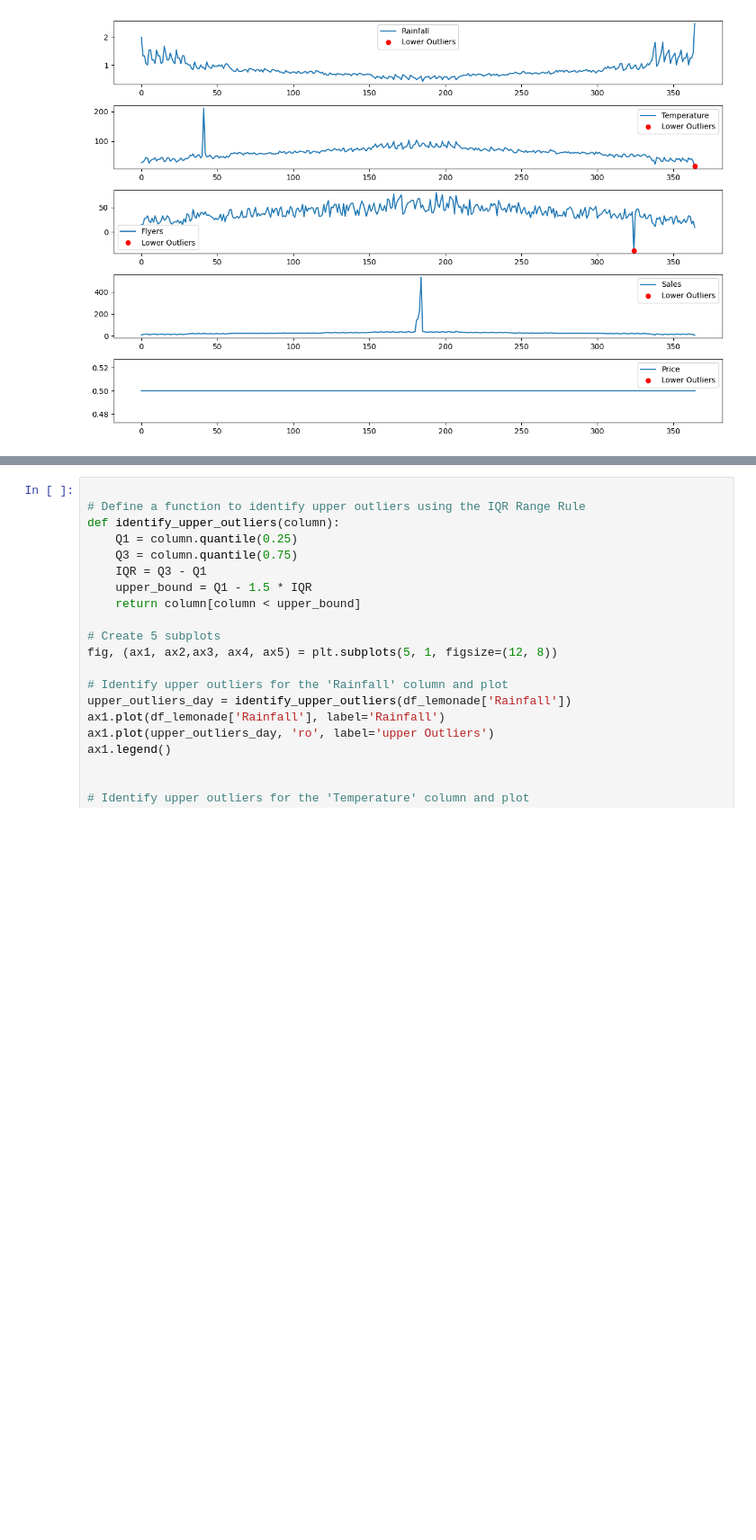
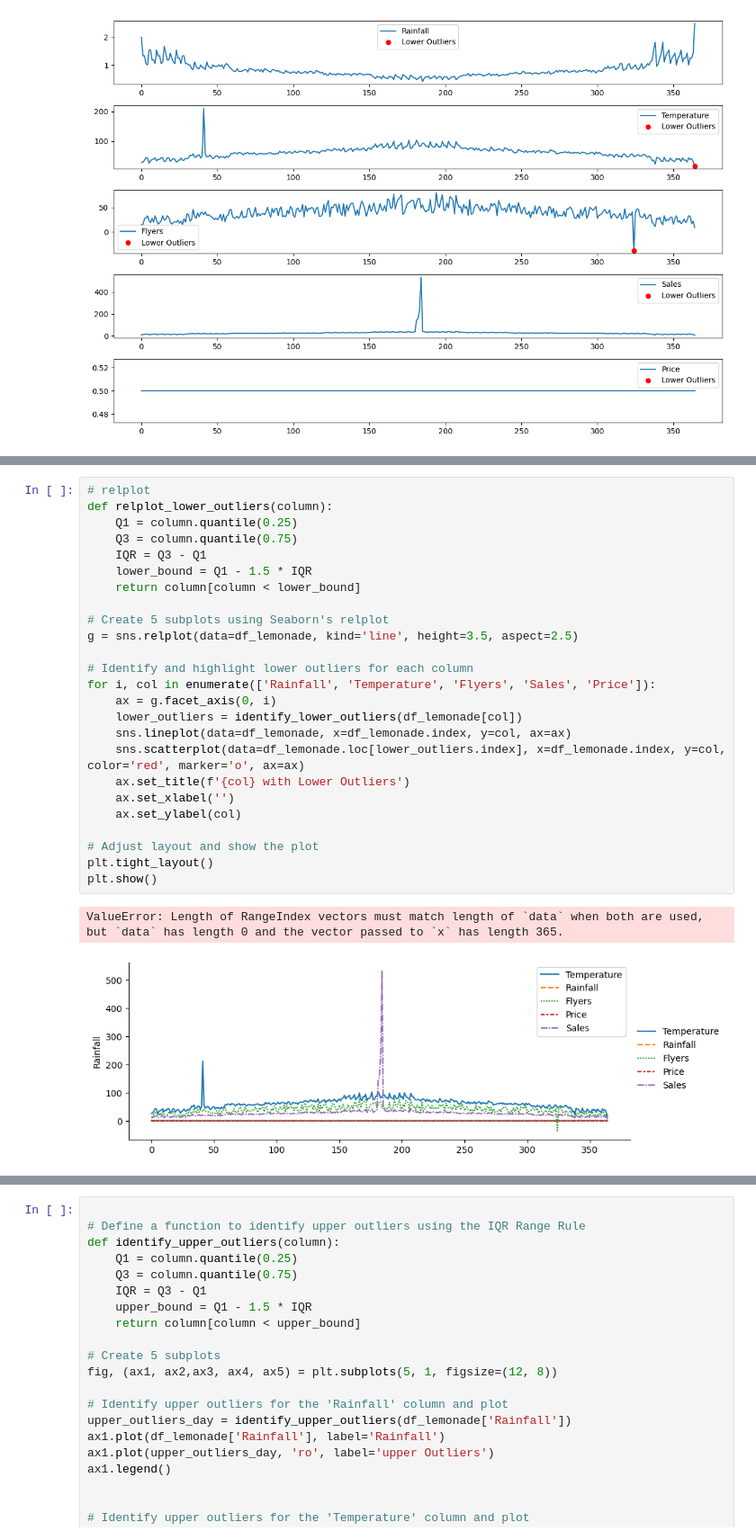
Before and after one commit to annie-carter/anomaly-detection-exercises, a Jupyter notebook: continuous_probabilistic_methods.ipynb, the cells around one changed output, grey strips where cells are left out. Shown: that part at 90% size. Cells and saved outputs as stored; diff of their text form; blank space fills up the shorter version.

```diff
--- a/continuous_probabilistic_methods.ipynb
+++ b/continuous_probabilistic_methods.ipynb
@@ -114 +143,29 @@ plt.show()
+# %%
+# relplot
+def relplot_lower_outliers(column):
+    Q1 = column.quantile(0.25)
+    Q3 = column.quantile(0.75)
+    IQR = Q3 - Q1
+    lower_bound = Q1 - 1.5 * IQR
+    return column[column < lower_bound]
+
+# Create 5 subplots using Seaborn's relplot
+g = sns.relplot(data=df_lemonade, kind='line', height=3.5, aspect=2.5)
+
+# Identify and highlight lower outliers for each column
+for i, col in enumerate(['Rainfall', 'Temperature', 'Flyers', 'Sales', 'Price']):
+    ax = g.facet_axis(0, i)
+    lower_outliers = identify_lower_outliers(df_lemonade[col])
+    sns.lineplot(data=df_lemonade, x=df_lemonade.index, y=col, ax=ax)
+    sns.scatterplot(data=df_lemonade.loc[lower_outliers.index], x=df_lemonade.index, y=col, color='red', marker='o', ax=ax)
+    ax.set_title(f'{col} with Lower Outliers')
+    ax.set_xlabel('')
+    ax.set_ylabel(col)
+
+# Adjust layout and show the plot
+plt.tight_layout()
+plt.show()
+# %% [output]
+ValueError: Length of RangeIndex vectors must match length of `data` when both are used, but `data` has length 0 and the vector passed to `x` has length 365.
+[figure, added]
 # %% [markdown]
```
Also changed, not shown: parts of 9 cells of this notebook.
